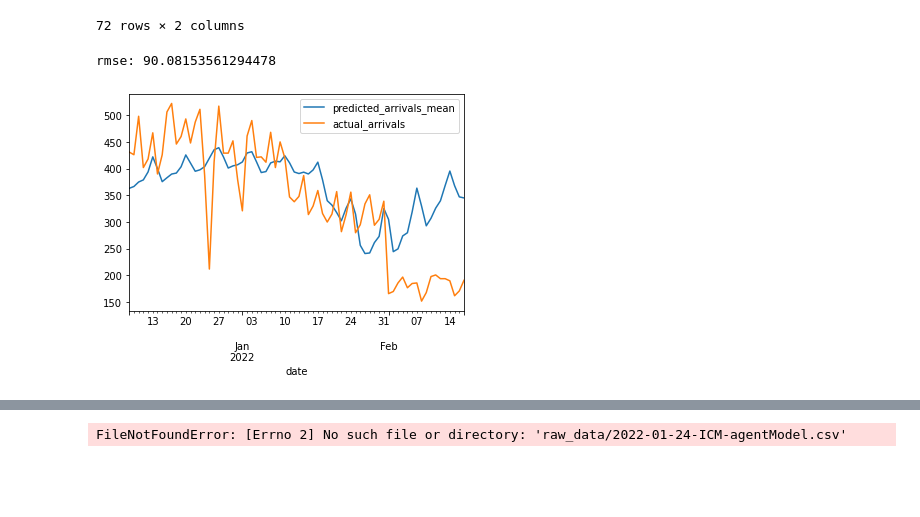
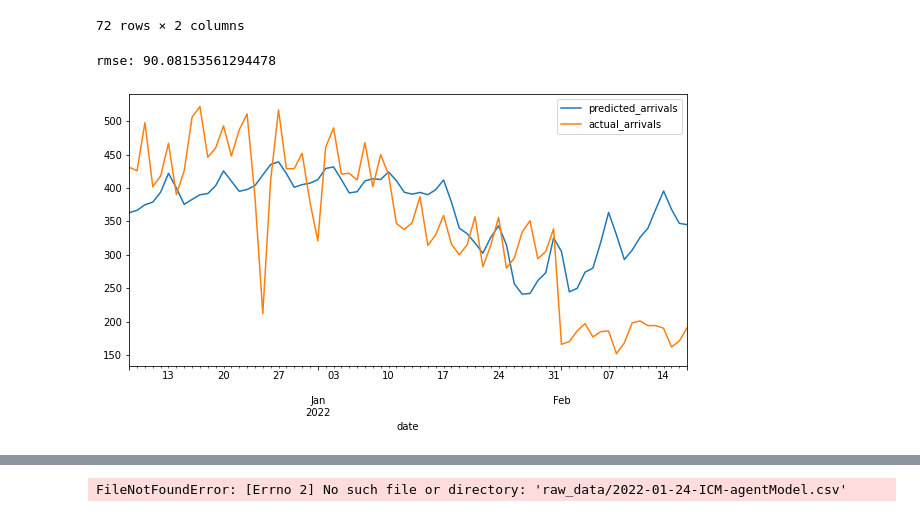
Before and after one commit to DimaYurchenko/covid-flight-prediction, a Jupyter notebook: final-prediction.ipynb, the cells around one changed output, grey strips where cells are left out. Cells and saved outputs as stored; diff of their text form; code cells hidden in the pictures; blank space fills up the shorter version.

```diff
--- a/final-prediction.ipynb
+++ b/final-prediction.ipynb
@@ -290,27 +290,27 @@ valid
 # %%
 from statsmodels.tsa.statespace.sarimax import SARIMAX
 from sklearn.metrics import mean_squared_error
 import math
 import matplotlib.pyplot as plt
 
 def SARIMAX_model(train):
     model = SARIMAX(endog=train.drop('new_cases', axis=1), exog=train['new_cases'])
     model_fit = model.fit()
 
     return model_fit
 
 test_model = SARIMAX_model(train)
 
 result = test_model.forecast(steps=len(valid), exog=valid['new_cases'])
 
 predicted_arrivals = pandas.DataFrame(result)
 
-predicted_arrivals.plot()
+predicted_arrivals.plot(figsize=(10,5))
 valid['arrivals'].plot()
-plt.legend(["predicted_arrivals_mean", "actual_arrivals"])
+plt.legend(["predicted_arrivals", "actual_arrivals"])
 
 rmse = math.sqrt(mean_squared_error(predicted_arrivals["predicted_mean"], valid["arrivals"]))
 print(f'rmse: {rmse}')
 # %% [output]
 rmse: 90.08153561294478
-[figure, old version]
+[figure, new version]
```
Also changed, not shown: parts of 4 cells of this notebook, 1 other file.
